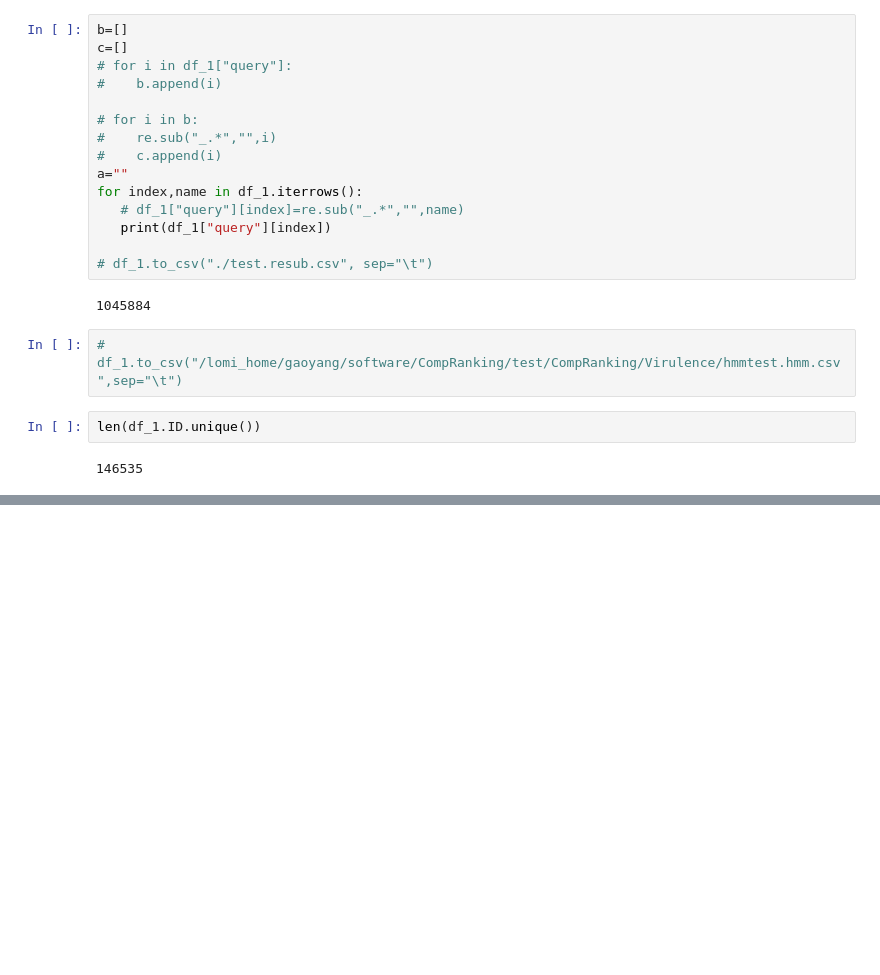
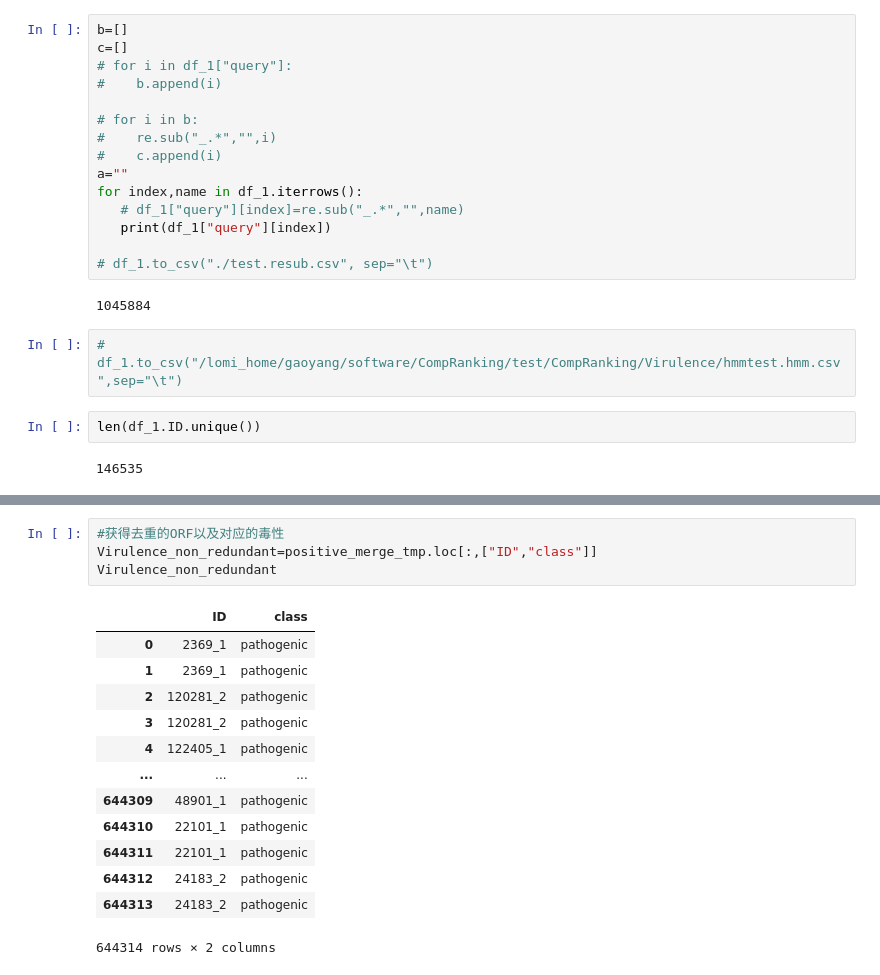
Before and after one commit to GaoyangLuo/CompRanking, a Jupyter notebook: statistics_processing.ipynb, the cells around one changed output, grey strips where cells are left out. Saved outputs shown, nothing was run; the diff lists cells and outputs as text; blank space fills up the shorter version.

```diff
--- a/statistics_processing.ipynb
+++ b/statistics_processing.ipynb
@@ -185,0 +260,18 @@ len(df_1.ID.unique())
+# %%
+#获得去重的ORF以及对应的毒性
+Virulence_non_redundant=positive_merge_tmp.loc[:,["ID","class"]]
+Virulence_non_redundant
+# %% [output]
+|  | ID | class |
+| 0 | 2369_1 | pathogenic |
+| 1 | 2369_1 | pathogenic |
+| 2 | 120281_2 | pathogenic |
+| 3 | 120281_2 | pathogenic |
+| 4 | 122405_1 | pathogenic |
+| ... | ... | ... |
+| 644309 | 48901_1 | pathogenic |
+| 644310 | 22101_1 | pathogenic |
+| 644311 | 22101_1 | pathogenic |
+| 644312 | 24183_2 | pathogenic |
+| 644313 | 24183_2 | pathogenic |
+644314 rows × 2 columns
```
Also changed, not shown: parts of 6 cells of this notebook, 2 other files.
